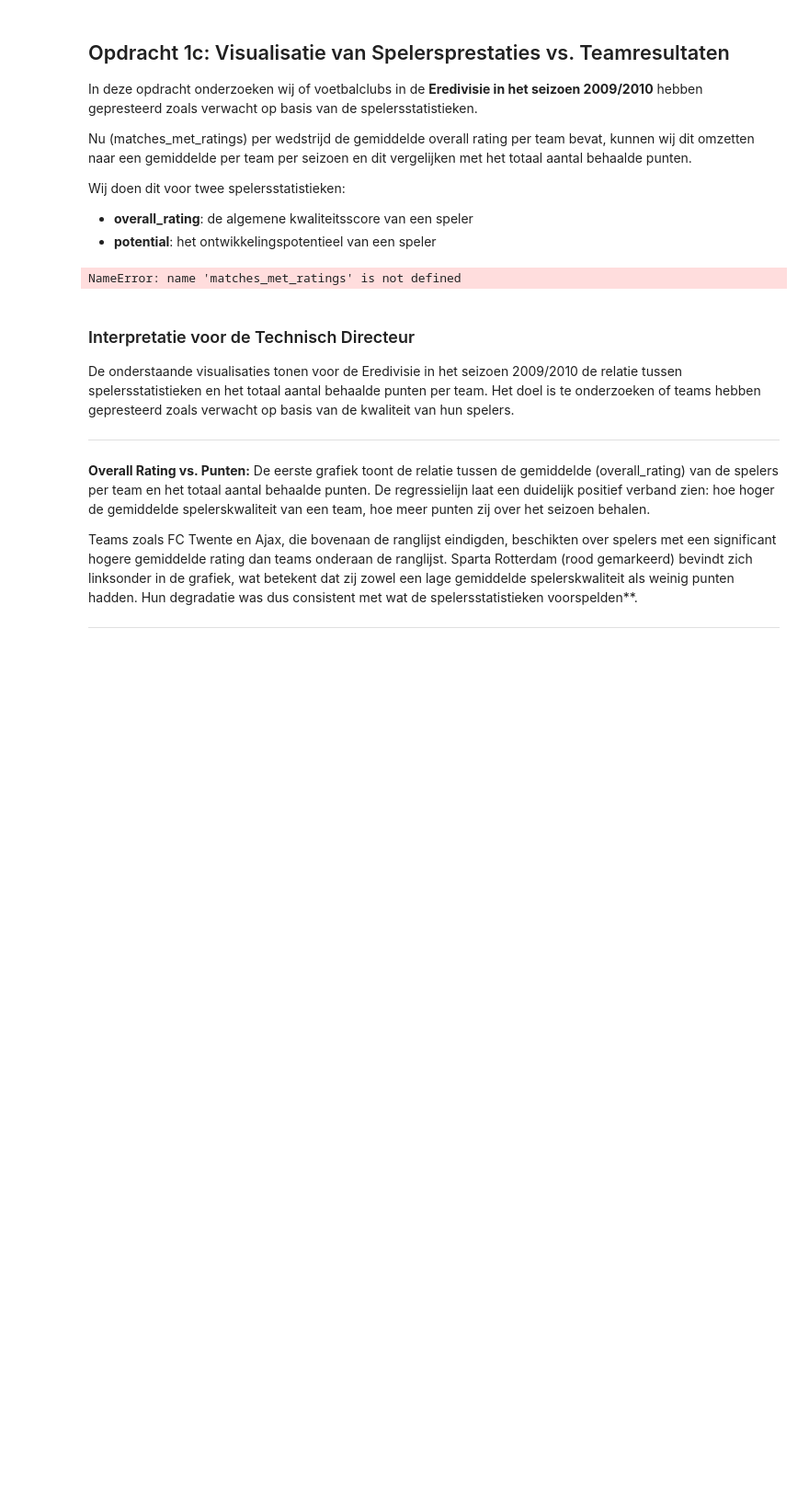
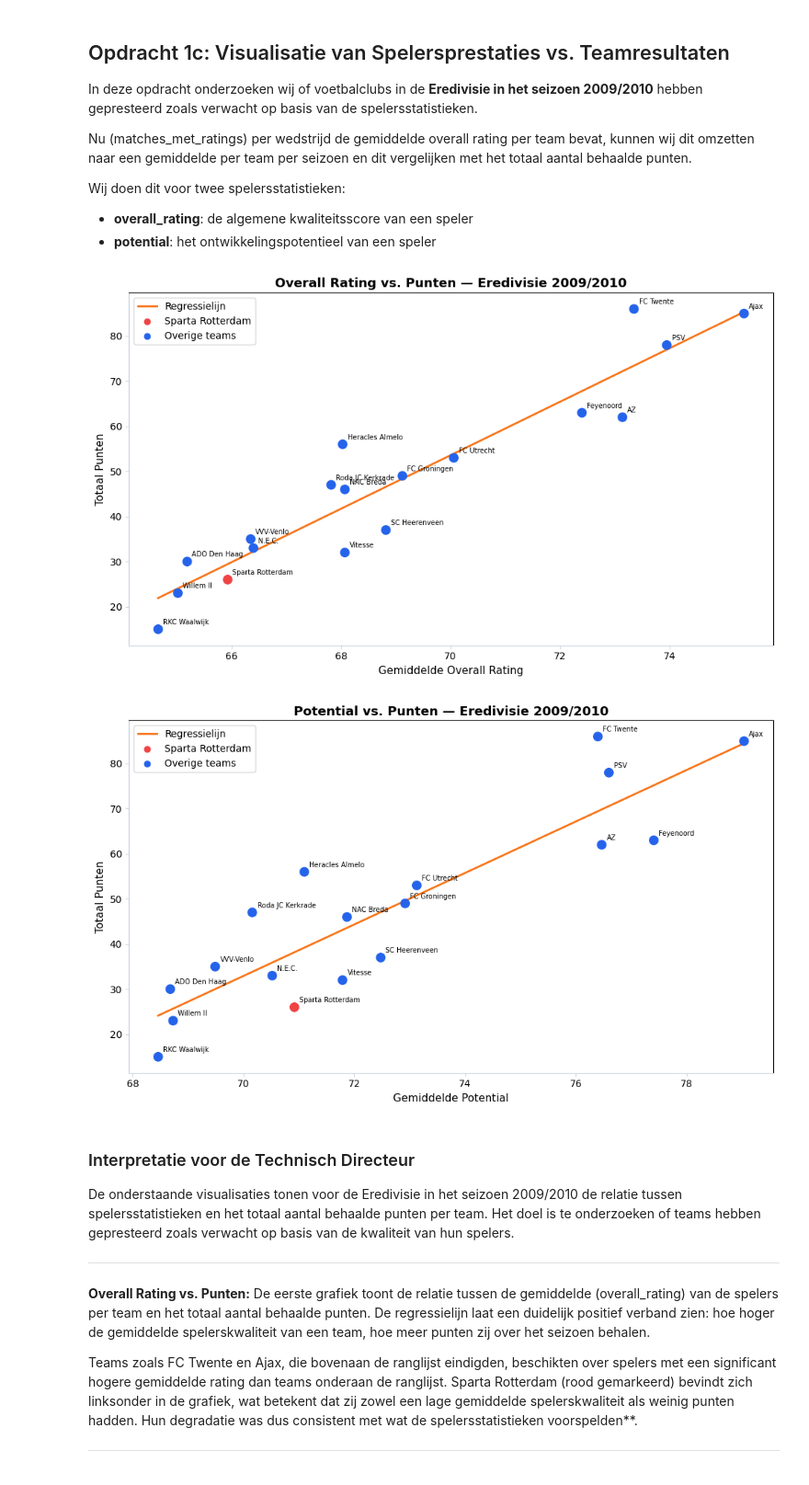
Before and after one commit to EchoinSilences/Datalab2, a Jupyter notebook: Report.ipynb, the cells around one changed output. Shown at 92% size. Saved outputs shown, nothing was run; the diff lists cells and outputs as text; code cells hidden in the pictures; blank space fills up the shorter version.

```diff
--- a/Report.ipynb
+++ b/Report.ipynb
@@ -1483,7 +1503,7 @@ def visualiseer_stat_vs_punten(data, stat_label, seizoen, competitie):
     fig, ax = plt.subplots(figsize=(10, 6))
 
     # Kleur Sparta rood, rest blauw
-    kleuren = [RED if naam == 'Sparta Rotterdam' else BLUE
+    kleuren = ['#EF4444' if naam == 'Sparta Rotterdam' else '#2563EB'
                for naam in data['team_long_name']]
 
     ax.scatter(data['gemiddelde_stat'], data['totaal_punten'],
@@ -1493,40 +1513,41 @@ def visualiseer_stat_vs_punten(data, stat_label, seizoen, competitie):
     z = np.polyfit(data['gemiddelde_stat'].dropna(), data['totaal_punten'].dropna(), 1)
     p = np.poly1d(z)
     x_lijn = np.linspace(data['gemiddelde_stat'].min(), data['gemiddelde_stat'].max(), 100)
-    ax.plot(x_lijn, p(x_lijn), color=ORANGE, linewidth=2, label='Regressielijn')
+    ax.plot(x_lijn, p(x_lijn), color='#F97316', linewidth=2, label='Regressielijn')
 
     # Teamnamen als labels
     for _, row in data.iterrows():
         ax.annotate(row['team_long_name'],
                     (row['gemiddelde_stat'], row['totaal_punten']),
                     textcoords='offset points', xytext=(5, 5), fontsize=7)
 
     # Legenda voor Sparta
-    ax.scatter([], [], color=RED, label='Sparta Rotterdam')
-    ax.scatter([], [], color=BLUE, label='Overige teams')
+    ax.scatter([], [], color='#EF4444', label='Sparta Rotterdam') # type: ignore
+    ax.scatter([], [], color='#2563EB', label='Overige teams') # type: ignore
 
     ax.set_xlabel(f'Gemiddelde {stat_label}', fontsize=11)
     ax.set_ylabel('Totaal Punten', fontsize=11)
     ax.set_title(f'{stat_label} vs. Punten — {competitie} {seizoen}',
                  fontweight='bold', fontsize=13)
     ax.legend()
     ax.spines['left'].set_color('#CBD5E1')
     ax.spines['bottom'].set_color('#CBD5E1')
     ax.tick_params(color='#CBD5E1')
 
     plt.tight_layout()
     plt.show()
 
 
 # Uitvoeren voor overall_rating
 data_overall = bereken_team_seizoen_stats(matches_met_ratings, numeriek_avg, 'overall_rating', '2009/2010', 13274)
 visualiseer_stat_vs_punten(data_overall, 'Overall Rating', '2009/2010', 'Eredivisie')
 
 # Uitvoeren voor potential
 data_potential = bereken_team_seizoen_stats(matches_met_ratings, numeriek_avg, 'potential', '2009/2010', 13274)
 visualiseer_stat_vs_punten(data_potential, 'Potential', '2009/2010', 'Eredivisie')
 # %% [output]
-NameError: name 'matches_met_ratings' is not defined
+[figure, added]
+[figure, added]
 # %% [markdown]
 ### Interpretatie voor de Technisch Directeur
 
```
Also changed, not shown: parts of 2 cells of this notebook.
